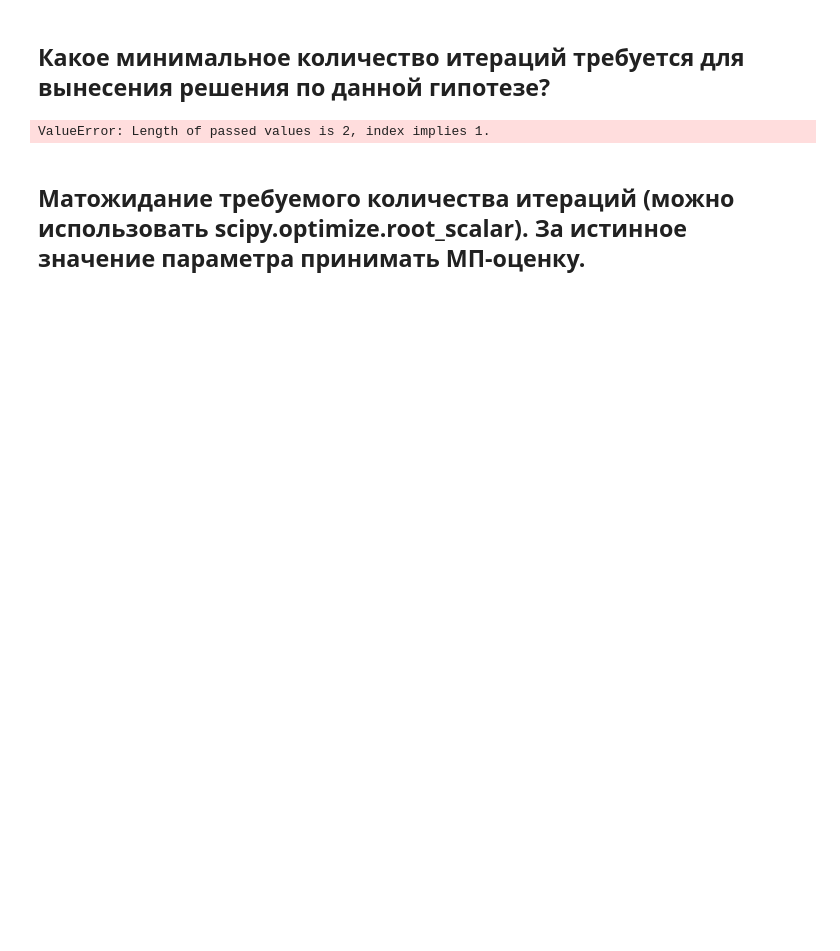
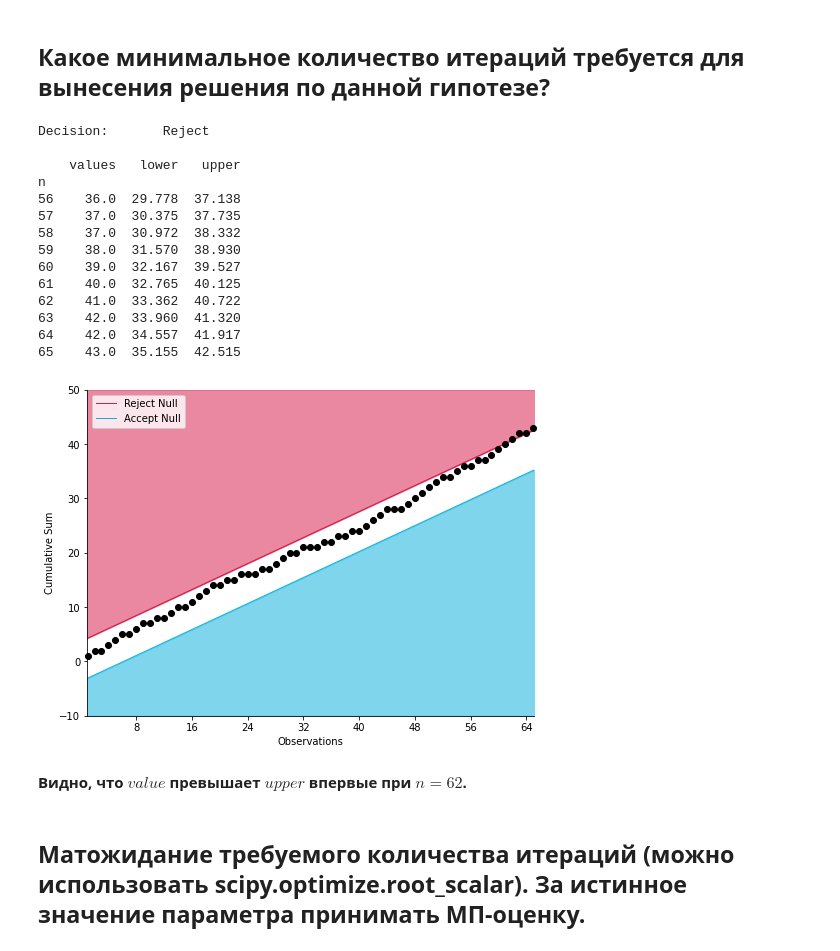
Before and after one commit to puchkovki/psad, a Jupyter notebook: hometask/sem10/hw-10.ipynb, the cells around one changed output. Drawn from its saved outputs; the diff is of its cells as text; code cells hidden in the pictures; blank space fills up the shorter version.

```diff
--- a/hometask/sem10/hw-10.ipynb
+++ b/hometask/sem10/hw-10.ipynb
@@ -42,11 +56,27 @@ ValueError: Length of passed values is 2, index implies 1.
 # %% [markdown]
 ## Какое минимальное количество итераций требуется для вынесения решения по данной гипотезе?
 # %%
-data_new = data[:100]
-test = sprt.SPRTBinomial(alpha=alpha, beta=beta, h0=0.5, h1=p, values=data_new[0])
+data_new = data[:65]
+test = sprt.SPRTBinomial(alpha=alpha, beta=beta, h0=0.5, h1=p[0], values=data_new.values)
 test.plot()
 # %% [output]
-ValueError: Length of passed values is 2, index implies 1.
+Decision:       Reject
+
+    values   lower   upper
+n
+56    36.0  29.778  37.138
+57    37.0  30.375  37.735
+58    37.0  30.972  38.332
+59    38.0  31.570  38.930
+60    39.0  32.167  39.527
+61    40.0  32.765  40.125
+62    41.0  33.362  40.722
+63    42.0  33.960  41.320
+64    42.0  34.557  41.917
+65    43.0  35.155  42.515
+[figure, added]
+# %% [markdown]
+**Видно, что $value$ превышает $upper$ впервые при $n=62$.**
 # %% [markdown]
 ## Матожидание требуемого количества итераций (можно использовать scipy.optimize.root_scalar). За истинное значение параметра принимать МП-оценку.
 # %%
```
Also changed, not shown: parts of 2 cells of this notebook.
